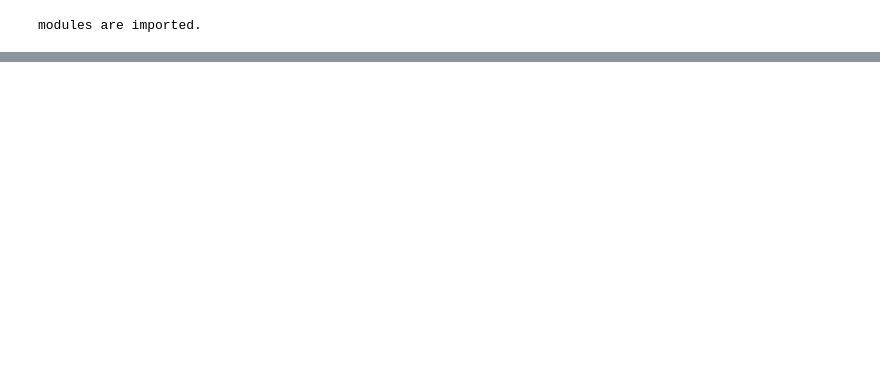
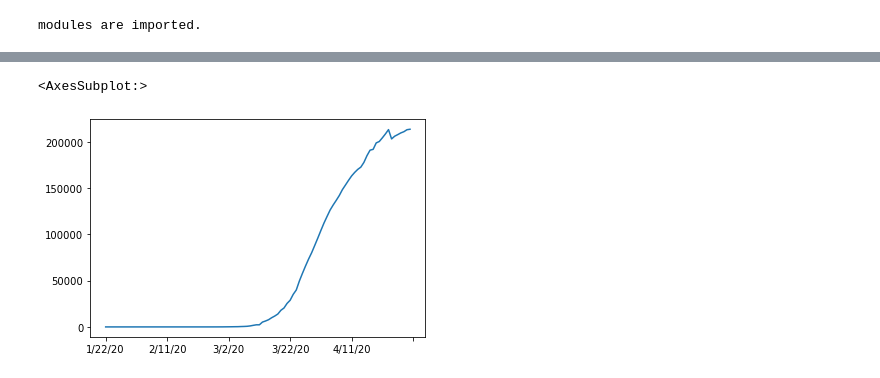
Before and after one commit to Ssuman394/Impact_Alalysis_of_Covid-19, a Jupyter notebook: Impact_Alalysis_of_Covid-19.ipynb, the cells around one changed output, grey strips where cells are left out. Cells and saved outputs as stored; diff of their text form; code cells hidden in the pictures; blank space fills up the shorter version.

```diff
--- a/Impact_Alalysis_of_Covid-19.ipynb
+++ b/Impact_Alalysis_of_Covid-19.ipynb
@@ -34,0 +79,5 @@ df.head(10)
+# %%
+corona_dataset_aggregated.loc['Spain'].plot()
+# %% [output]
+<AxesSubplot:>
+[figure, added]
```
Also changed, not shown: parts of 21 cells of this notebook.
